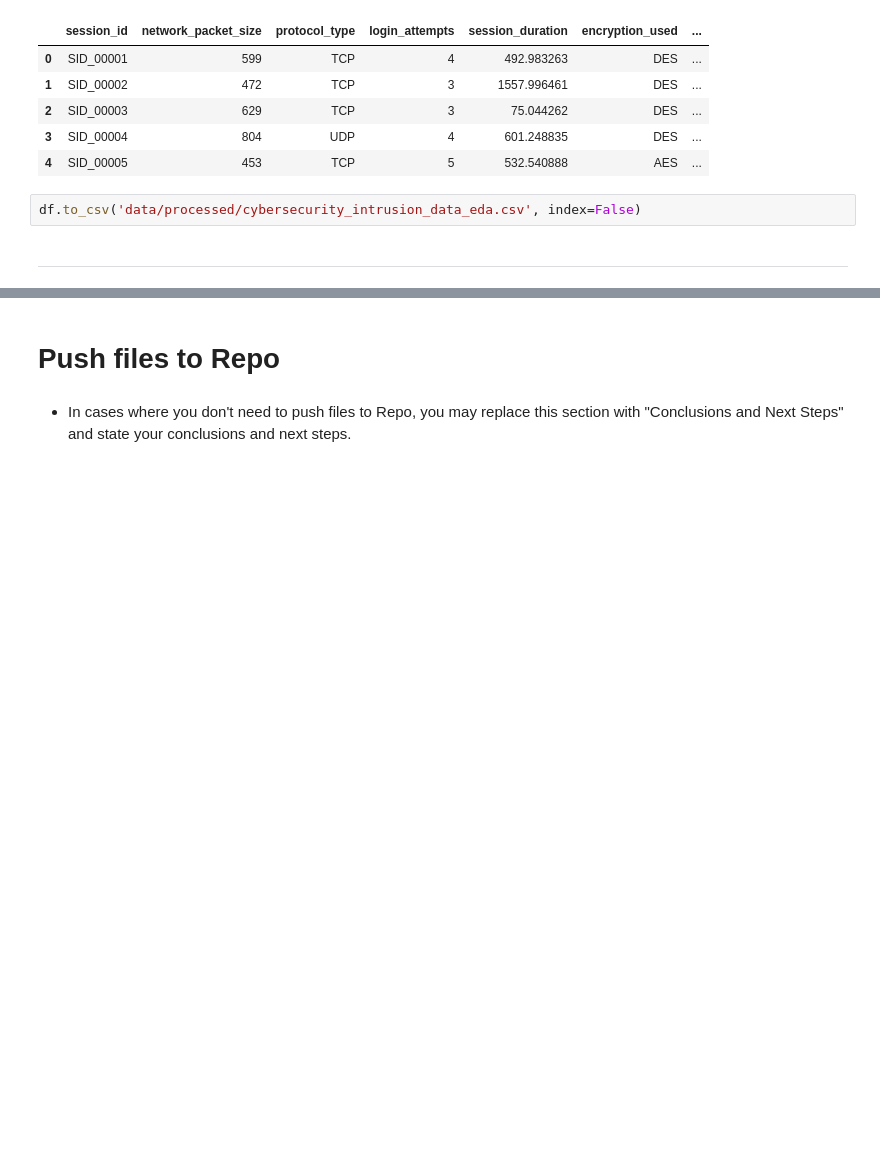
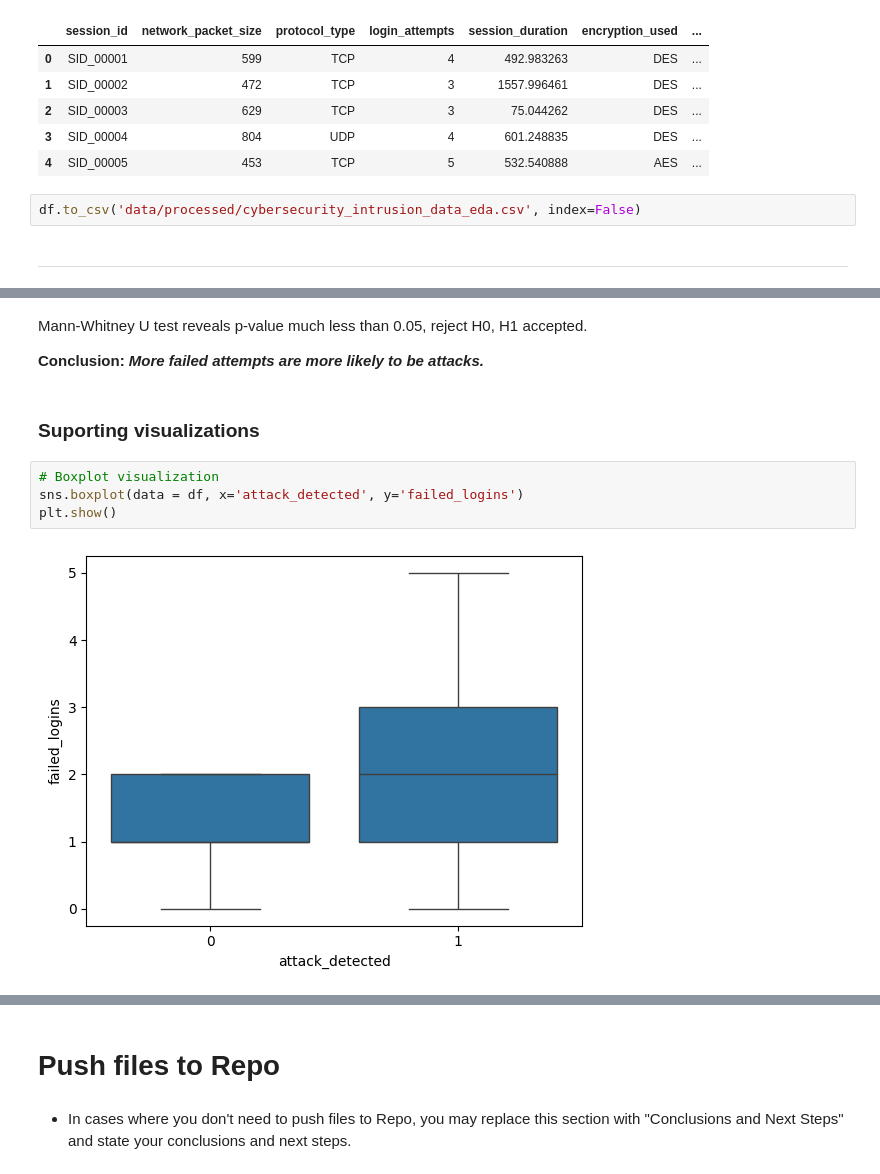
Before and after one commit to maleeper/Cyber, a Jupyter notebook: jupyter_notebooks/02_EDA.ipynb, the cells around one changed output, grey strips where cells are left out. Cells and saved outputs as stored; diff of their text form; blank space fills up the shorter version.

```diff
--- a/jupyter_notebooks/02_EDA.ipynb
+++ b/jupyter_notebooks/02_EDA.ipynb
@@ -171,0 +205,12 @@ df.to_csv('data/processed/cybersecurity_intrusion_data_eda.csv', index=False)
+# %% [markdown]
+Mann-Whitney U test reveals p-value much less than 0.05, reject H0, H1 accepted.
+
+**Conclusion:** ***More failed attempts are more likely to be attacks.***
+# %% [markdown]
+### Suporting visualizations
+# %%
+# Boxplot visualization
+sns.boxplot(data = df, x='attack_detected', y='failed_logins')
+plt.show()
+# %% [output]
+[figure, added]
```
Also changed, not shown: parts of 15 cells of this notebook.
